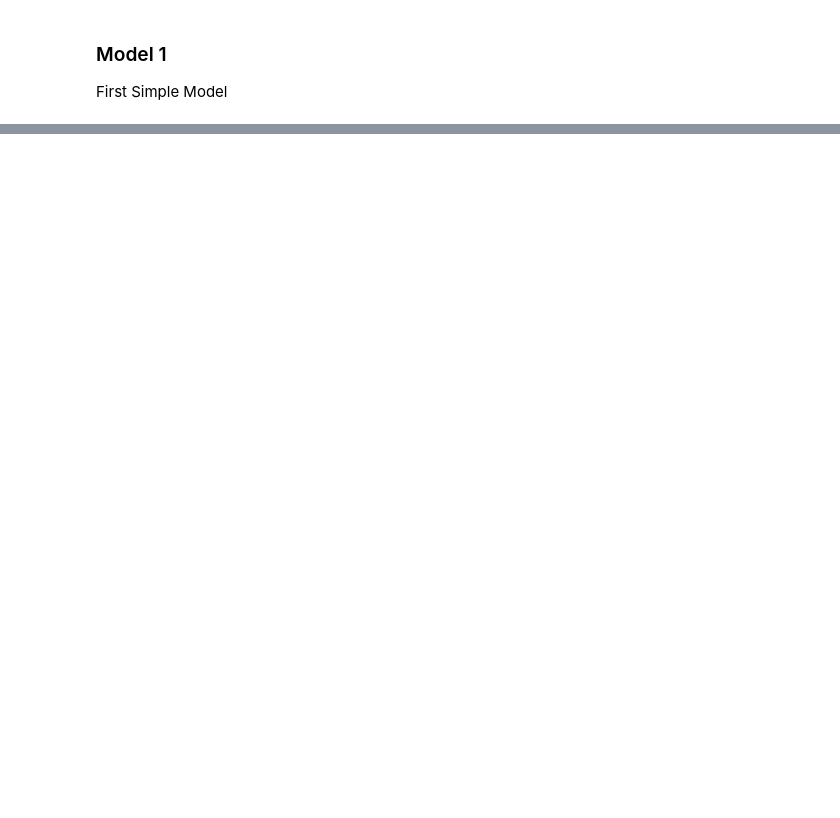
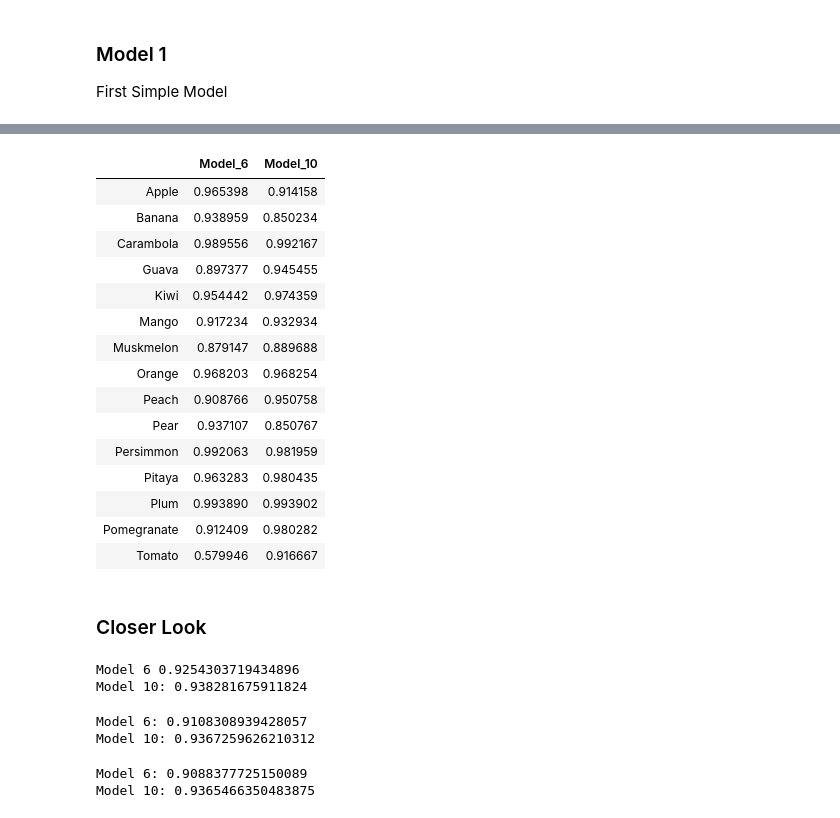
Before and after one commit to cmluna2913/FruitImageRecognition, a Jupyter notebook: Model_Building.ipynb, the cells around one changed output, grey strips where cells are left out. Saved outputs shown, nothing was run; the diff lists cells and outputs as text; code cells hidden in the pictures; blank space fills up the shorter version.

```diff
--- a/Model_Building.ipynb
+++ b/Model_Building.ipynb
@@ -375,0 +349,21 @@ model_5.compile(optimizer='adagrad', loss='categorical_crossentropy', metrics=['
+# %%
+precision_df[['Model_6', 'Model_10']]
+# %% [output]
+|  | Model_6 | Model_10 |
+| Apple | 0.965398 | 0.914158 |
+| Banana | 0.938959 | 0.850234 |
+| Carambola | 0.989556 | 0.992167 |
+| Guava | 0.897377 | 0.945455 |
+| Kiwi | 0.954442 | 0.974359 |
+| Mango | 0.917234 | 0.932934 |
+| Muskmelon | 0.879147 | 0.889688 |
+| Orange | 0.968203 | 0.968254 |
+| Peach | 0.908766 | 0.950758 |
+| Pear | 0.937107 | 0.850767 |
+| Persimmon | 0.992063 | 0.981959 |
+| Pitaya | 0.963283 | 0.980435 |
+| Plum | 0.993890 | 0.993902 |
+| Pomegranate | 0.912409 | 0.980282 |
+| Tomato | 0.579946 | 0.916667 |
+# %% [markdown]
+### Closer Look
@@ -375,0 +373,24 @@ model_5.compile(optimizer='adagrad', loss='categorical_crossentropy', metrics=['
+# %%
+model_6_precision = precision_score(y_rgb_test, model_6_predictions, average='weighted')
+model_10_precision = precision_score(y_rgb_test, model_10_predictions, average='weighted')
+print('Model 6', model_6_precision)
+print('Model 10:', model_10_precision)
+# %% [output]
+Model 6 0.9254303719434896
+Model 10: 0.938281675911824
+# %%
+model_6_recall = recall_score(y_rgb_test, model_6_predictions, average='weighted')
+model_10_recall = recall_score(y_rgb_test, model_10_predictions, average='weighted')
+print('Model 6:', model_6_recall)
+print('Model 10:', model_10_recall)
+# %% [output]
+Model 6: 0.9108308939428057
+Model 10: 0.9367259626210312
+# %%
+model_6_f1 = f1_score(y_rgb_test, model_6_predictions, average='weighted')
+model_10_f1 = f1_score(y_rgb_test, model_10_predictions, average='weighted')
+print('Model 6:', model_6_f1)
+print('Model 10:', model_10_f1)
+# %% [output]
+Model 6: 0.9088377725150089
+Model 10: 0.9365466350483875
```
Also changed, not shown: parts of 71 cells of this notebook, 6 other files.
